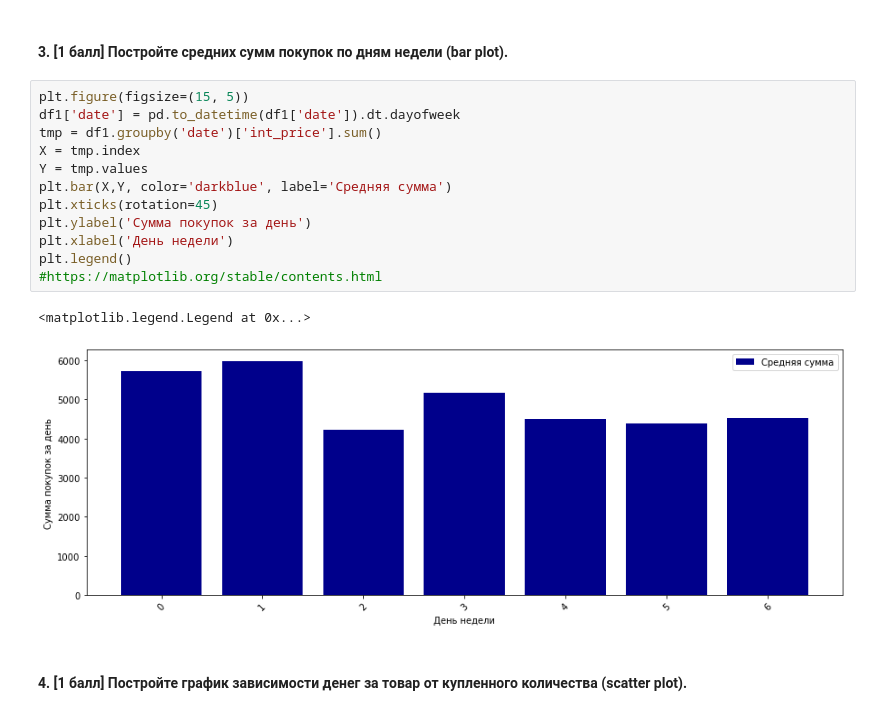
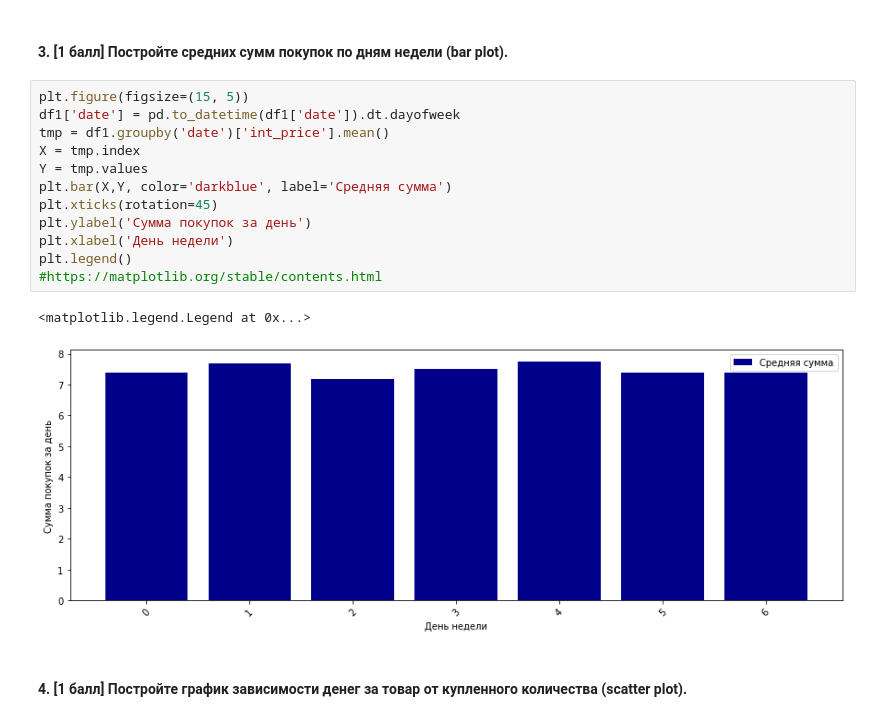
Before and after one commit to Natrofl/intsys_practices, a Jupyter notebook: homework-practice-01.ipynb, the cells around one changed output. Cells and saved outputs as stored; diff of their text form.

```diff
--- a/homework-practice-01.ipynb
+++ b/homework-practice-01.ipynb
@@ -406,18 +406,18 @@ plt.legend()
 # %%
 plt.figure(figsize=(15, 5))
 df1['date'] = pd.to_datetime(df1['date']).dt.dayofweek
-tmp = df1.groupby('date')['int_price'].sum()
+tmp = df1.groupby('date')['int_price'].mean()
 X = tmp.index
 Y = tmp.values
 plt.bar(X,Y, color='darkblue', label='Средняя сумма')
 plt.xticks(rotation=45)
 plt.ylabel('Сумма покупок за день')
 plt.xlabel('День недели')
 plt.legend()
 #https://matplotlib.org/stable/contents.html
 # %% [output]
 <matplotlib.legend.Legend at 0x...>
-[figure, old version]
+[figure, new version]
 # %% [markdown]
 #### 4. [1 балл] Постройте график зависимости денег за товар от купленного количества (scatter plot).
 # %%
```
Also changed, not shown: parts of 2 cells of this notebook.
